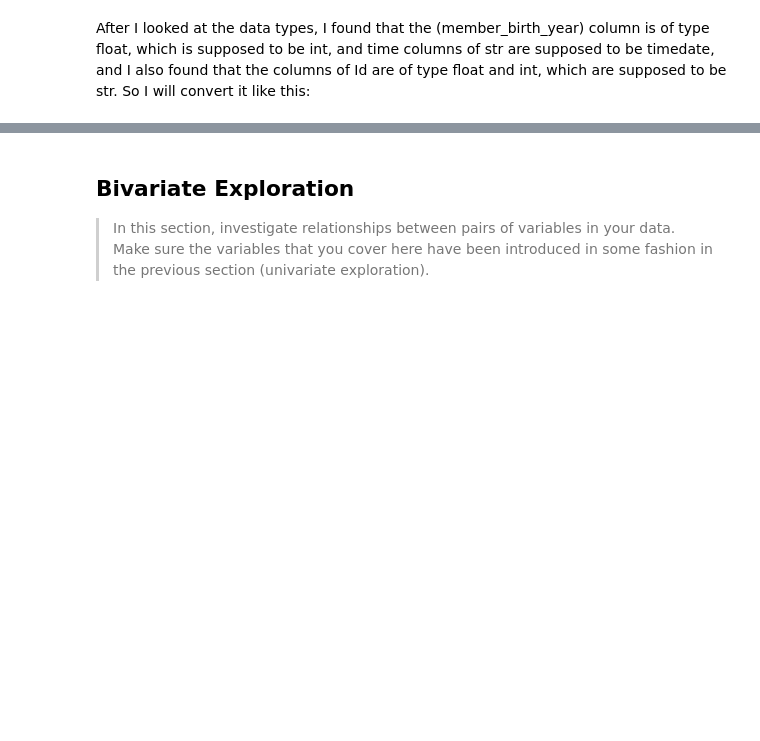
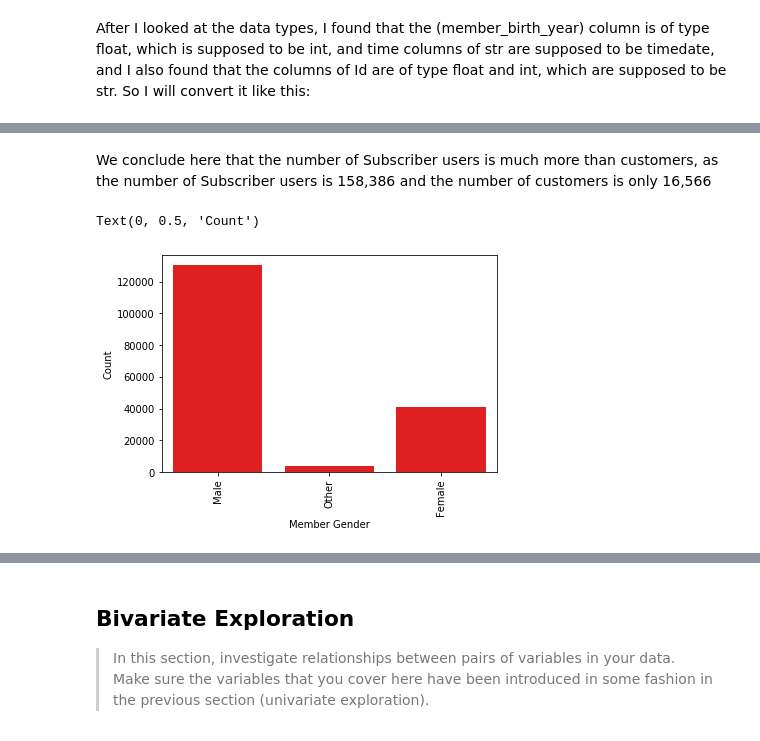
Before and after one commit to ReemShaya/Communicate-Data-findings-Project, a Jupyter notebook: exploration_template.ipynb, the cells around one changed output, grey strips where cells are left out. Drawn from its saved outputs; the diff is of its cells as text; code cells hidden in the pictures; blank space fills up the shorter version.

```diff
--- a/exploration_template.ipynb
+++ b/exploration_template.ipynb
@@ -152,0 +241,12 @@ you plan on investigating next.
+# %% [markdown]
+We conclude here that the number of Subscriber users is much more than customers, as the number of Subscriber users is 158,386 and the number of customers is only 16,566
+# %%
+# I want to know the gender of the people in the data?
+sb.countplot(data=df_ford, x='member_gender',  color='red');
+plt.xticks(rotation=90)
+
+plt.xlabel('Member Gender')
+plt.ylabel('Count')
+# %% [output]
+Text(0, 0.5, 'Count')
+[figure, added]
```
Also changed, not shown: parts of 38 cells of this notebook.
